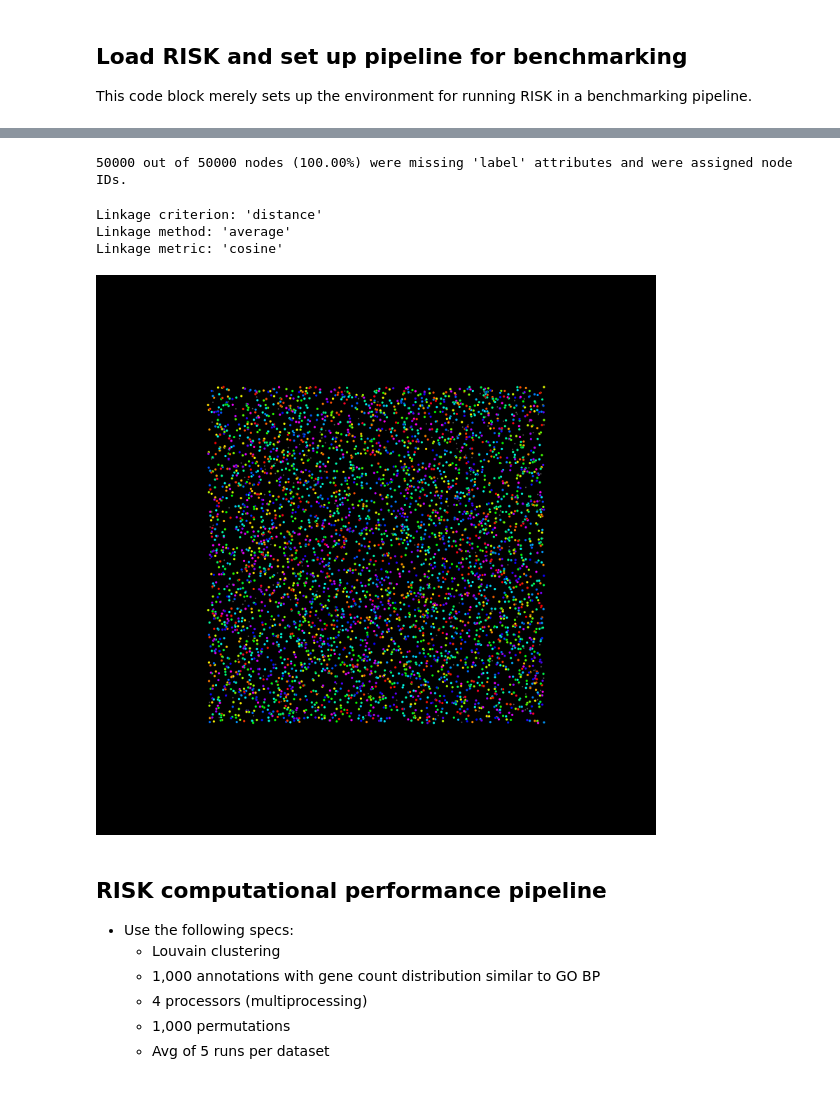
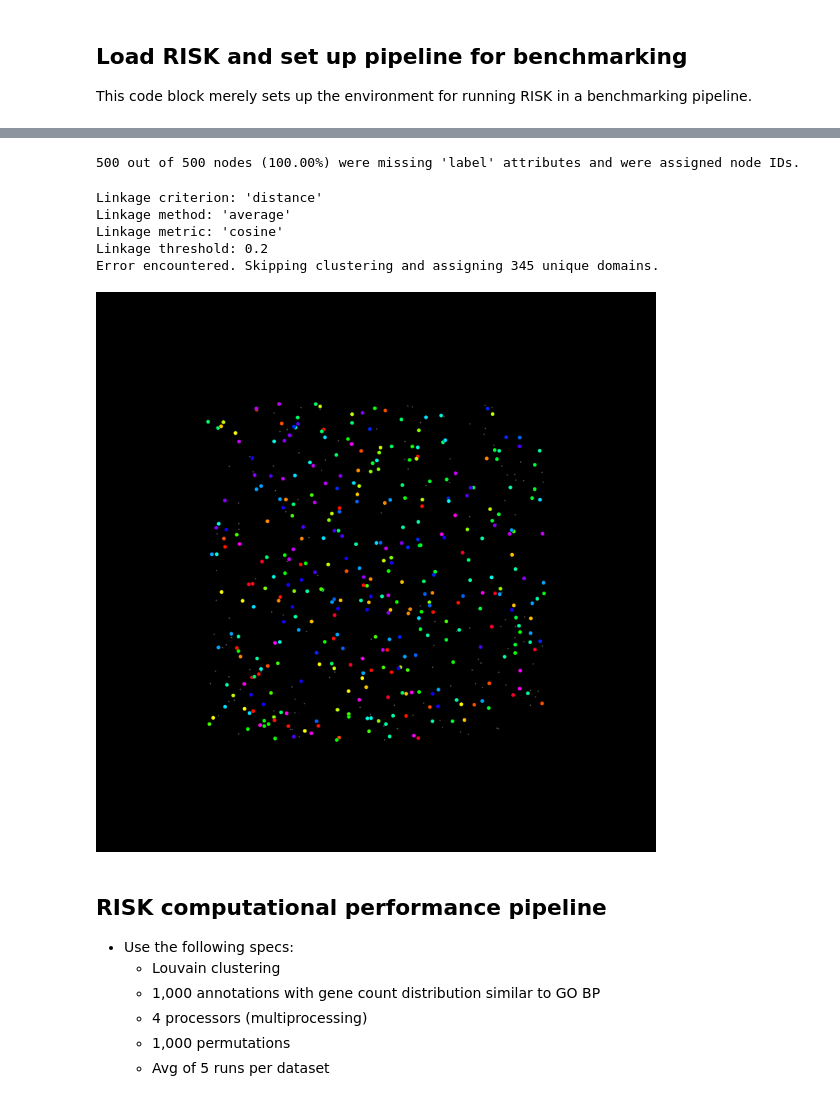
Before and after one commit to riskportal/risk-publication, a Jupyter notebook: risk_network/supp_fig_10.ipynb, the cells around one changed output, grey strips where cells are left out. Saved outputs shown, nothing was run; the diff lists cells and outputs as text; code cells hidden in the pictures.

```diff
--- a/risk_network/supp_fig_10.ipynb
+++ b/risk_network/supp_fig_10.ipynb
@@ -266,12 +259,10 @@ risk = RISK(verbose=False)
 # %%
 #  Sphere with 0 depth is the best for the citation network
 network = risk.load_gpickle_network(
-    "./data/gpickle/benchmark/scale_free_network_with_50000_nodes_and_100000_edges.gpickle",
+    "./data/gpickle/benchmark/scale_free_network_with_500_nodes_and_1000_edges.gpickle",
     compute_sphere=False,
     surface_depth=0.0,
     min_edges_per_node=0,
-    include_edge_weight=False,
-    weight_label="weight",
 )
 
 # Load annotations
@@ -280,7 +271,7 @@ annotations = risk.load_dict_annotation(
     content=mock_go_bp,
 )
 # %% [output]
-50000 out of 50000 nodes (100.00%) were missing 'label' attributes and were assigned node IDs.
+500 out of 500 nodes (100.00%) were missing 'label' attributes and were assigned node IDs.
 # %%
 # Perform annotation overrepresentation analysis by computing p-values for network neighborhoods using the permutation test
 
@@ -311,6 +302,7 @@ graph = risk.load_graph(
     linkage_criterion="distance",
     linkage_method="average",
     linkage_metric="cosine",
+    linkage_threshold=0.2,
     min_cluster_size=10,
     max_cluster_size=100_000,
 )
@@ -318,6 +310,8 @@ graph = risk.load_graph(
 Linkage criterion: 'distance'
 Linkage method: 'average'
 Linkage metric: 'cosine'
+Linkage threshold: 0.2
+Error encountered. Skipping clustering and assigning 345 unique domains.
 # %%
 # Plot citations network with subfield annotations
 
@@ -347,35 +341,35 @@ plotter.plot_subnetwork(
 # Plot network nodes and edges
 plotter.plot_network(
     node_size=plotter.get_annotated_node_sizes(
-        significant_size=40,
+        significant_size=100,
         nonsignificant_size=0,
     ),
     node_edgewidth=0.65,
     node_shape="o",
     edge_width=0.0,
     node_color=plotter.get_annotated_node_colors(
         cmap="gist_rainbow",
         # color="black",
         min_scale=1.0,
         max_scale=1.0,
         scale_factor=0.25,
         alpha=0.75,
         blend_colors=False,
         nonsignificant_color="white",
         nonsignificant_alpha=0.5,
         random_seed=r,
     ),
     # node_color="grey",
     node_edgecolor="black",
     edge_color="white",
     node_alpha=1.0,
     edge_alpha=1.0,
 )
 
 # Display the plot
 plotter.show()
 # %% [output]
-[figure, old version]
+[figure, new version]
 # %% [markdown]
 ## RISK computational performance pipeline
 
```
Also changed, not shown: parts of 6 cells of this notebook.
